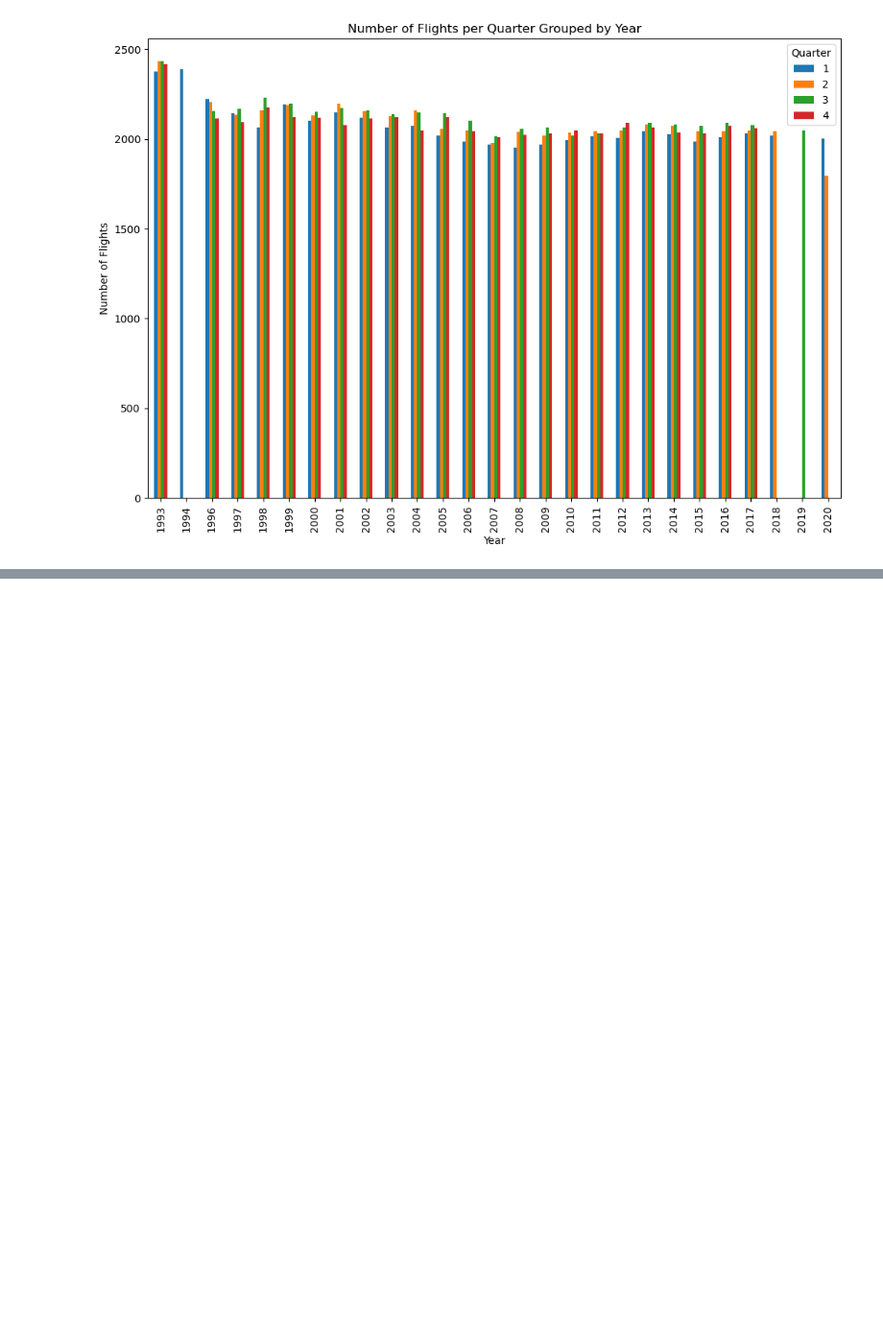
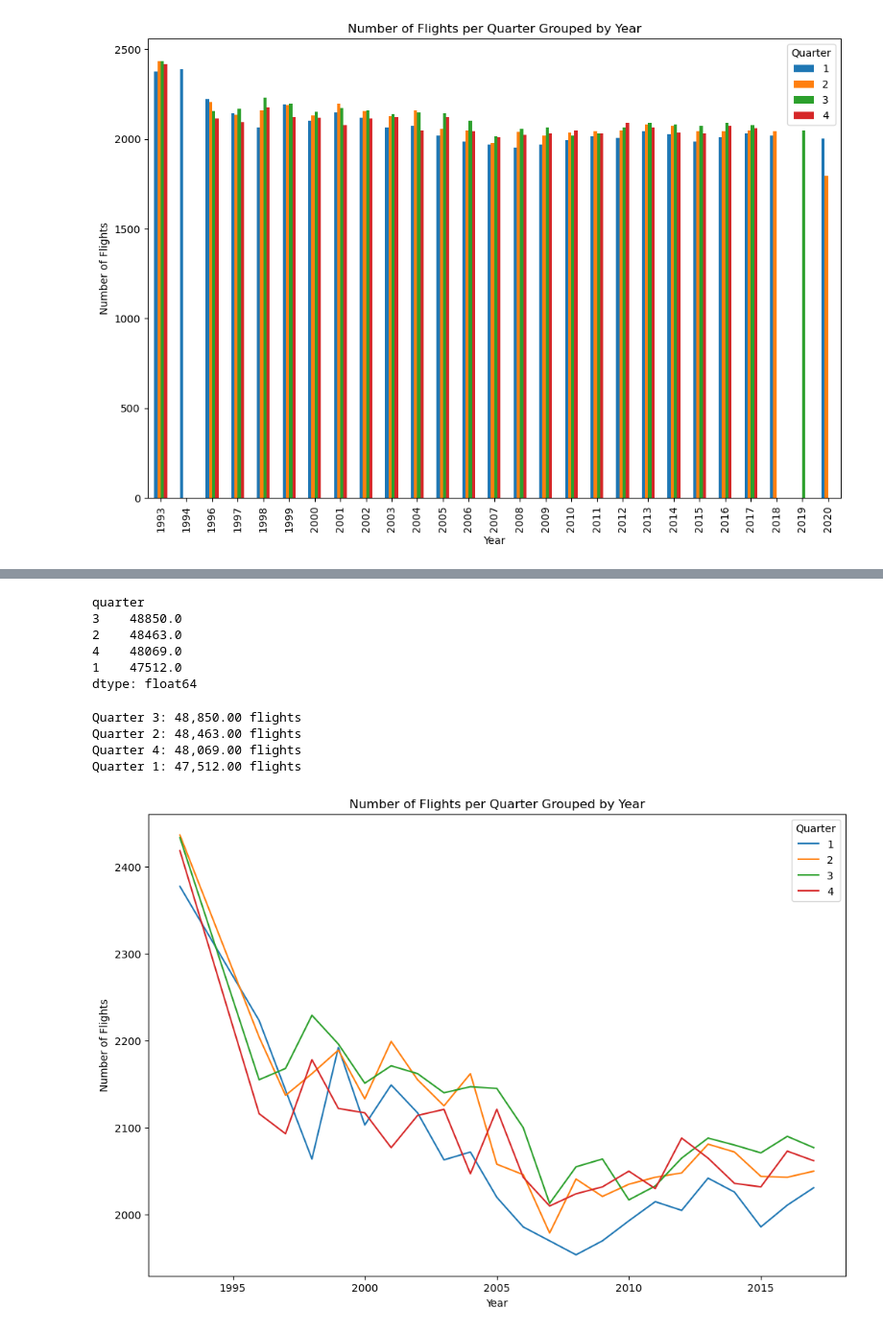
Before and after one commit to CamdenBeck/Project_03, a Jupyter notebook: Camden/flight_demand.ipynb, the cells around one changed output, grey strips where cells are left out. Shown at 96% size. Saved outputs shown, nothing was run; the diff lists cells and outputs as text; code cells hidden in the pictures; blank space fills up the shorter version.

Commit message:
Quarterly numbers.

```diff
--- a/Camden/flight_demand.ipynb
+++ b/Camden/flight_demand.ipynb
@@ -83,3 +83,10 @@ plt.legend(title='Quarter')
 plt.show()
 # %% [output]
 [figure]
+# %%
+# Get the numbers of flights per quarter for each year
+total_flights_per_quarter = flights_per_quarter.unstack()
+total_flights_per_quarter.dropna(inplace=True)
+
+# Display the number of flights per quarter for each year
+total_flights_per_quarter
@@ -85,0 +112,39 @@ plt.show()
+# %%
+# Sort the DataFrame by quarter totals while keeping the quarter columns
+sorted_quarters = total_flights_per_quarter.sum().sort_values(ascending=False)
+
+# Display the sorted quarters
+sorted_quarters
+# %% [output]
+quarter
+3    48850.0
+2    48463.0
+4    48069.0
+1    47512.0
+dtype: float64
+# %%
+# Create an empty dictionary to hold the quarter totals
+quarter_totals = {}
+
+# Loop through the sorted quarters and add the totals to the dictionary
+for quarter in sorted_quarters.index:
+    quarter_totals[quarter] = sorted_quarters[quarter]
+
+# Display the quarter totals
+for key, value in quarter_totals.items():
+    print(f"Quarter {key}: {value:,.2f} flights")
+# %% [output]
+Quarter 3: 48,850.00 flights
+Quarter 2: 48,463.00 flights
+Quarter 4: 48,069.00 flights
+Quarter 1: 47,512.00 flights
+# %%
+# Create a line chart of the number of flights for each quarter
+total_flights_per_quarter.plot(kind='line', figsize=(12, 8))
+plt.title('Number of Flights per Quarter Grouped by Year')
+plt.xlabel('Year')
+plt.ylabel('Number of Flights')
+plt.legend(title='Quarter')
+plt.show()
+# %% [output]
+[figure, added]
```
Also changed, not shown: parts of 2 cells of this notebook.
